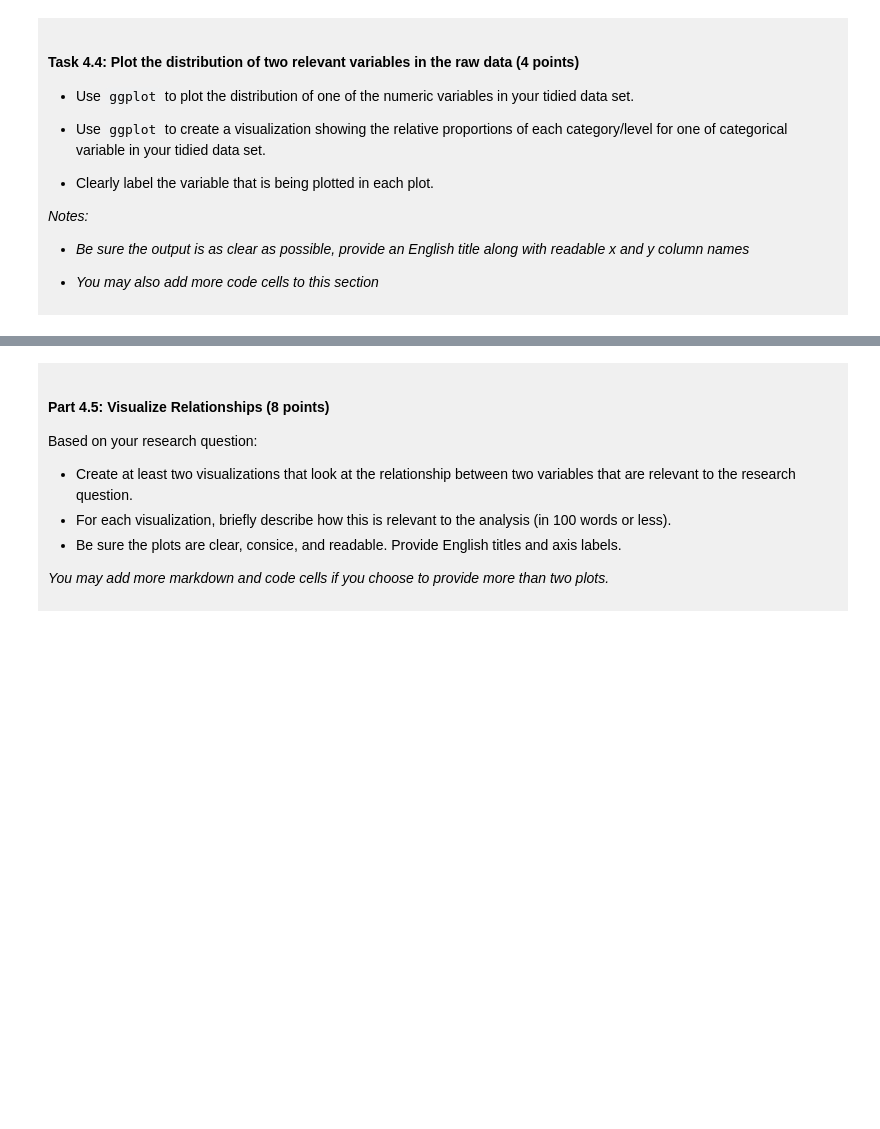
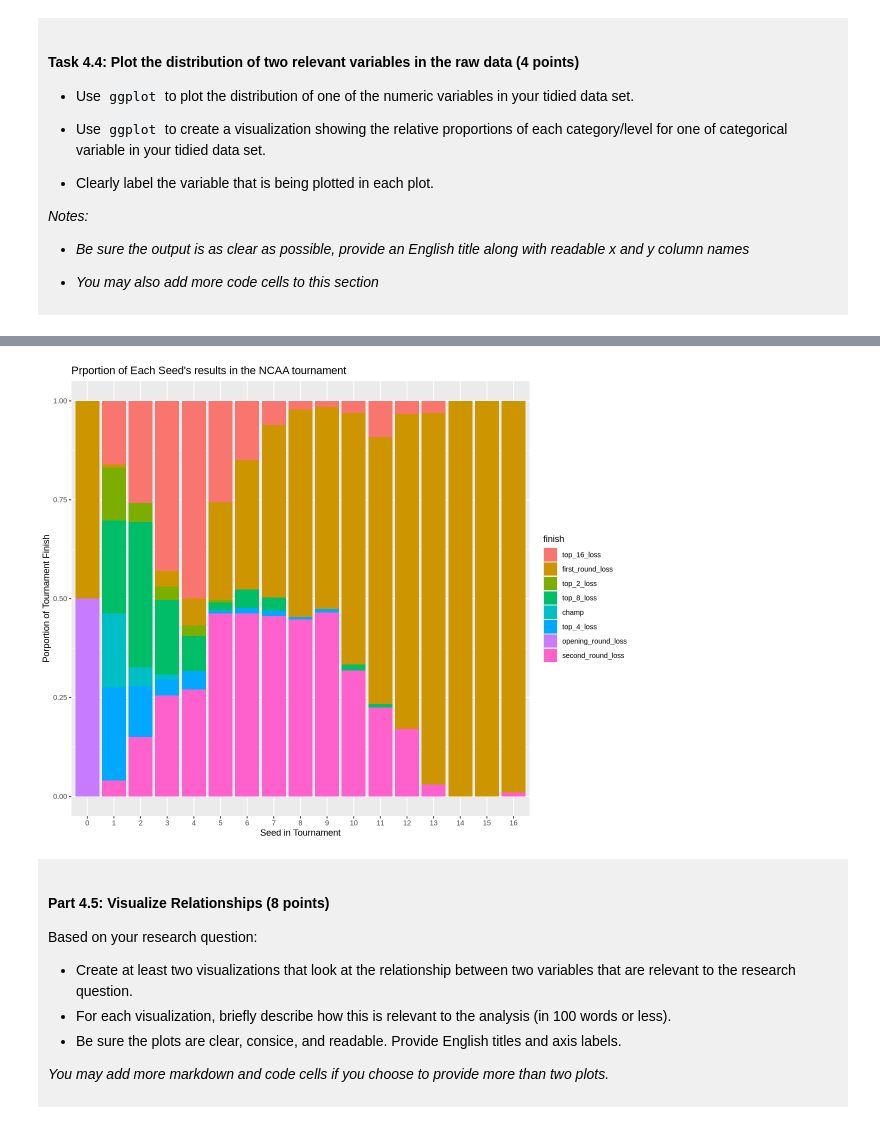
Before and after one commit to paulaherrera01/dsci-100-project-paula-herrera-trujillo, a Jupyter notebook: dsci-100-project-notebook.ipynb, the cells around one changed output, grey strips where cells are left out. Saved outputs shown, nothing was run; the diff lists cells and outputs as text; code cells hidden in the pictures; blank space fills up the shorter version.

```diff
--- a/dsci-100-project-notebook.ipynb
+++ b/dsci-100-project-notebook.ipynb
@@ -301,5 +355,18 @@ You will refine your research question (if needed) and produce a tidy data set.
 # %%
-### EDIT THIS CODE CELL FOR PLOT 2 ###
+options(repr.plot.width = 10, repr.plot.height = 8)
+# sets the plot to a good size for the screen
+
+#plot 2- showing team's tournament finish
+finish_proportion<-tidy_data|>
+ggplot(aes(x=factor(seed),fill=finish))+
+geom_bar(position="fill")+
+#makes the graph less cluttered than having multiple bars for each seed showing the finish
+labs(x="Seed in Tournament",y="Porportion of Tournament Finish",
+     title="Prportion of Each Seed's results in the NCAA tournament")
+#create readable and descriptive title and axis labels
+finish_proportion
+# %% [output]
+[figure, added]
 # %% [markdown]
 <div style="background-color: #f0f0f0; padding: 10px;">
 
```
Also changed, not shown: parts of 11 cells of this notebook.
